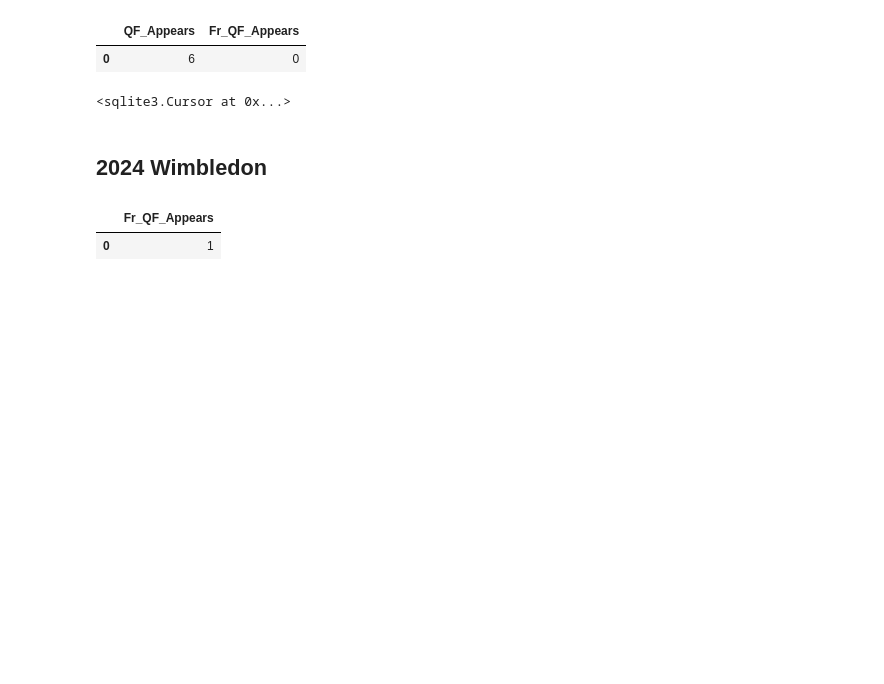
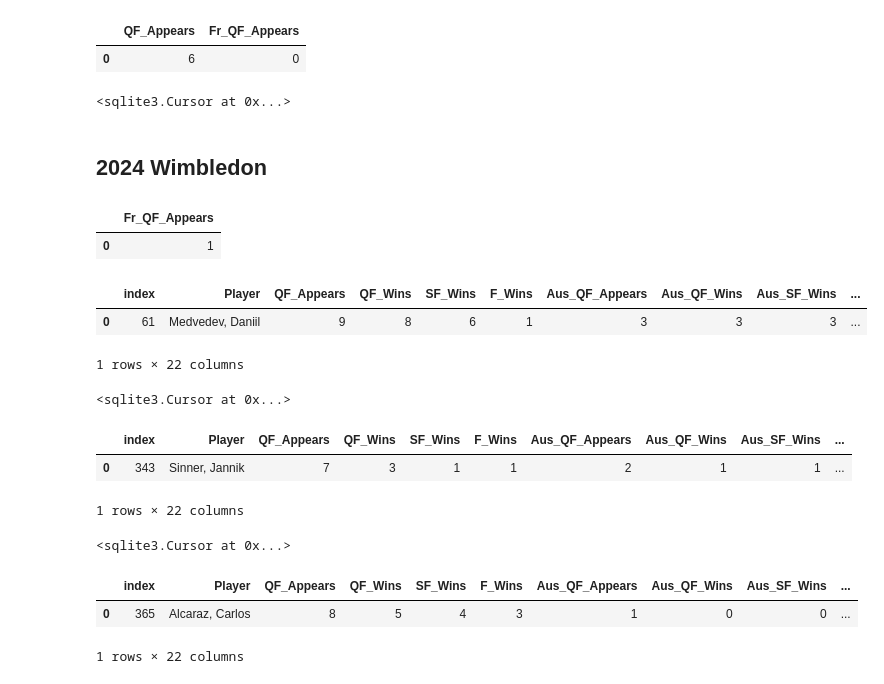
Before and after one commit to gadamico/Sports-Data, a Jupyter notebook: mens_singles_tennis/notebooks/scratch-tennis-db-updating3.ipynb, the cells around one changed output. Cells and saved outputs as stored; diff of their text form; code cells hidden in the pictures; blank space fills up the shorter version.

```diff
--- a/mens_singles_tennis/notebooks/scratch-tennis-db-updating3.ipynb
+++ b/mens_singles_tennis/notebooks/scratch-tennis-db-updating3.ipynb
@@ -334,3 +337,71 @@ conn)
 # %% [output]
 |  | Fr_QF_Appears |
 | 0 | 1 |
+# %%
+pd.read_sql(
+    """
+    SELECT *
+    FROM mens_tennis
+    WHERE Player = "Medvedev, Daniil"
+    """
+,
+conn
+)
+# %% [output]
+|  | index | Player | QF_Appears | QF_Wins | SF_Wins | F_Wins | Aus_QF_Appears | Aus_QF_Wins | Aus_SF_Wins | ... |
+| 0 | 61 | Medvedev, Daniil | 9 | 8 | 6 | 1 | 3 | 3 | 3 | ... |
+1 rows × 22 columns
+# %%
+conn.execute(
+    """
+    UPDATE mens_tennis
+    SET QF_Appears = 10,
+    QF_Wins = 9,
+    Wim_QF_Appears = 2,
+    Wim_QF_Wins = 2
+
+    WHERE Player = 'Medvedev, Daniil'
+    """
+)
+# %% [output]
+<sqlite3.Cursor at 0x...>
+# %%
+pd.read_sql(
+    """
+    SELECT *
+    FROM mens_tennis
+    WHERE Player = "Sinner, Jannik"
+    """
+,
+conn
+)
+# %% [output]
+|  | index | Player | QF_Appears | QF_Wins | SF_Wins | F_Wins | Aus_QF_Appears | Aus_QF_Wins | Aus_SF_Wins | ... |
+| 0 | 343 | Sinner, Jannik | 7 | 3 | 1 | 1 | 2 | 1 | 1 | ... |
+1 rows × 22 columns
+# %%
+conn.execute(
+    """
+    UPDATE mens_tennis
+    SET QF_Appears = 8,
+    Wim_QF_Appears = 3
+
+    WHERE Player = 'Sinner, Jannik'
+    """
+)
+# %% [output]
+<sqlite3.Cursor at 0x...>
+# %%
+pd.read_sql(
+    """
+    SELECT *
+    FROM mens_tennis
+    WHERE Player = "Alcaraz, Carlos"
+    """
+,
+conn
+)
+# %% [output]
+|  | index | Player | QF_Appears | QF_Wins | SF_Wins | F_Wins | Aus_QF_Appears | Aus_QF_Wins | Aus_SF_Wins | ... |
+| 0 | 365 | Alcaraz, Carlos | 8 | 5 | 4 | 3 | 1 | 0 | 0 | ... |
+1 rows × 22 columns
```
Also changed, not shown: parts of 16 cells of this notebook, 1 other file.
